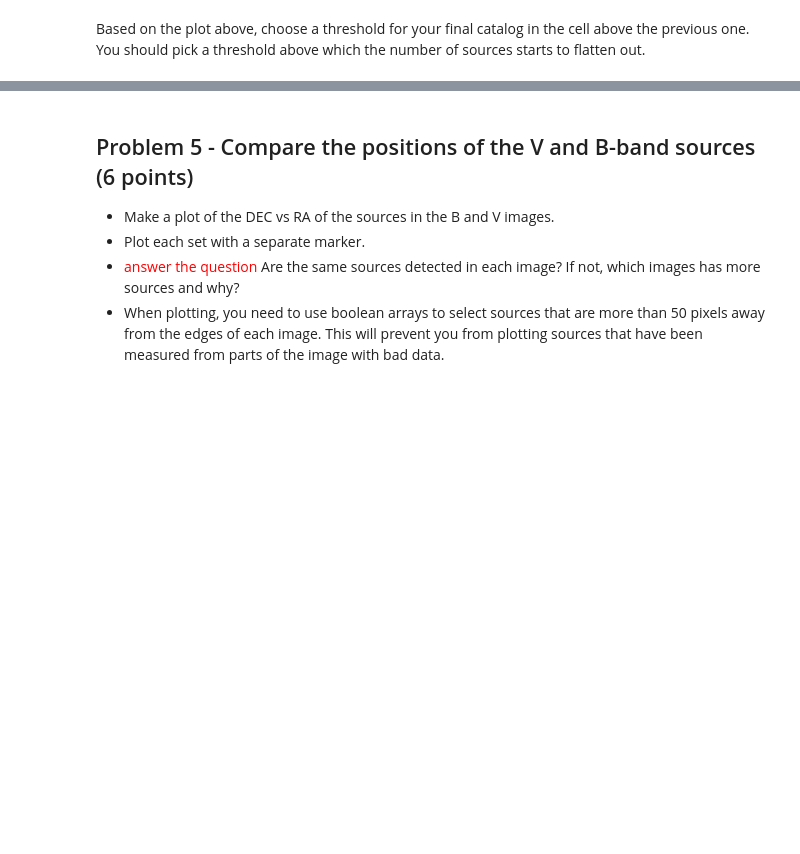
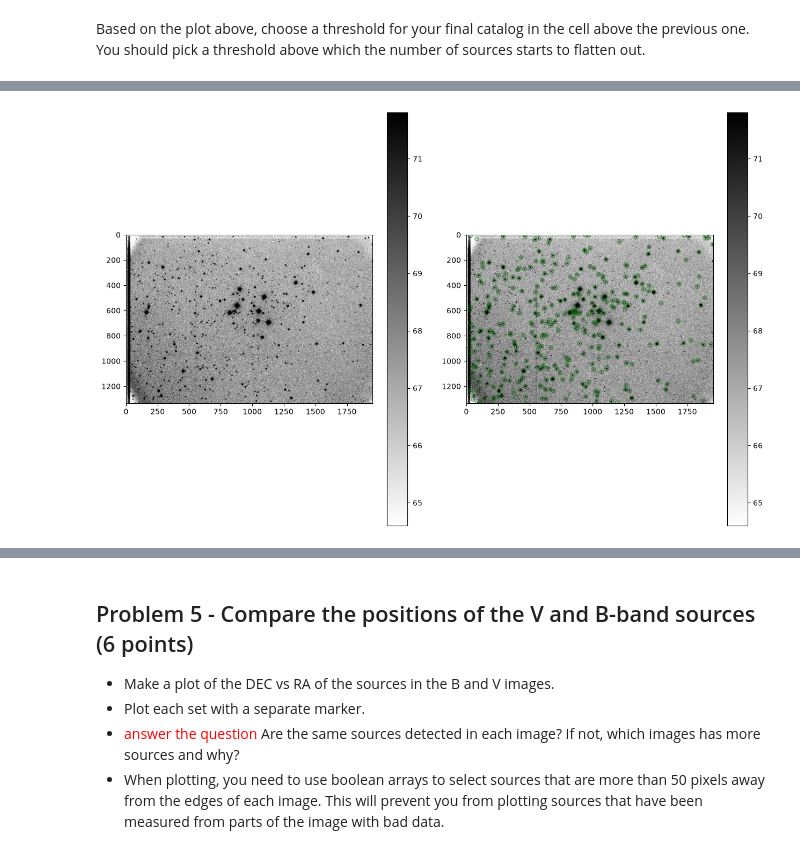
Before and after one commit to terrymechem/Reductionproject_student, a Jupyter notebook: cluster_photometry_student.ipynb, the cells around one changed output, grey strips where cells are left out. Cells and saved outputs as stored; diff of their text form; code cells hidden in the pictures; blank space fills up the shorter version.

```diff
--- a/cluster_photometry_student.ipynb
+++ b/cluster_photometry_student.ipynb
@@ -486,3 +496,11 @@ Based on the plot above, choose a threshold for your final catalog in the cell a
 #********************
 #repeat for the V-band image
 #put your code here
+# %%
+#read in the B-band image
+data_g, header_g = fits.getdata('/home/s310m868/ASTR596/Data/M29G.fits',header=True)
+
+
+# estimate the background counts in the image by computing the
+# mean and median excluding all pixels greater than 3-sigma above the mean
+mean_g, median_g, std_g = sigma_clipped_stats(data_g, sigma=3.0)
@@ -488,0 +509,35 @@ Based on the plot above, choose a threshold for your final catalog in the cell a
+# %%
+# set up daofind, with info about our image fwhm and the detection threshold
+#*****************************************
+# update with the FWHM that you measured using fit_fwhm
+#you will need to update the threshold number based on plots you make in the next cell.
+daofindG = DAOStarFinder(fwhm=fwhmG, threshold=5.*std_g)
+
+# detect sources, using the image - median, which subtracts the sky level from image,
+# assuming a sky that is constant across the iamge
+sources_g = daofind(data_g - median_g)
+
+# convert pixel locations of images to ra and dec using the image header
+wcs_g = WCS(header_g)
+ra_g,dec_g = wcs_g.wcs_pix2world(sources_g['xcentroid'],sources_g['ycentroid'],0)
+
+# plot images and the sources.  using the subplot command we can plot figures side by side
+#plots B-band image
+plt.figure(figsize=(15,10))
+#select the left plot
+plt.subplot(1,2,1)
+imdisplay(data_g)
+
+#plot B-band image with the positions of the sources overlaid
+#select the right plot
+plt.subplot(1,2,2)
+
+#Create a list of positions of all the stars, as determined by the DAOStarFinder above.
+#The transpose command puts the images into the correct format
+positionsG = np.transpose((sources_g['xcentroid'], sources_g['ycentroid']))
+#creates a set of circular apertues with r=15 pixels
+aperturesG = CircularAperture(positionsG, r=15.)
+imdisplay(data_g)
+#plot the apertures.  the ';' at the end suppresses some messy output
+apertures.plot(color='darkgreen', lw=1.5, alpha=0.5);
+# %% [output]
@@ -488,0 +545 @@ Based on the plot above, choose a threshold for your final catalog in the cell a
+[figure, added]
```
Also changed, not shown: parts of 14 cells of this notebook.
